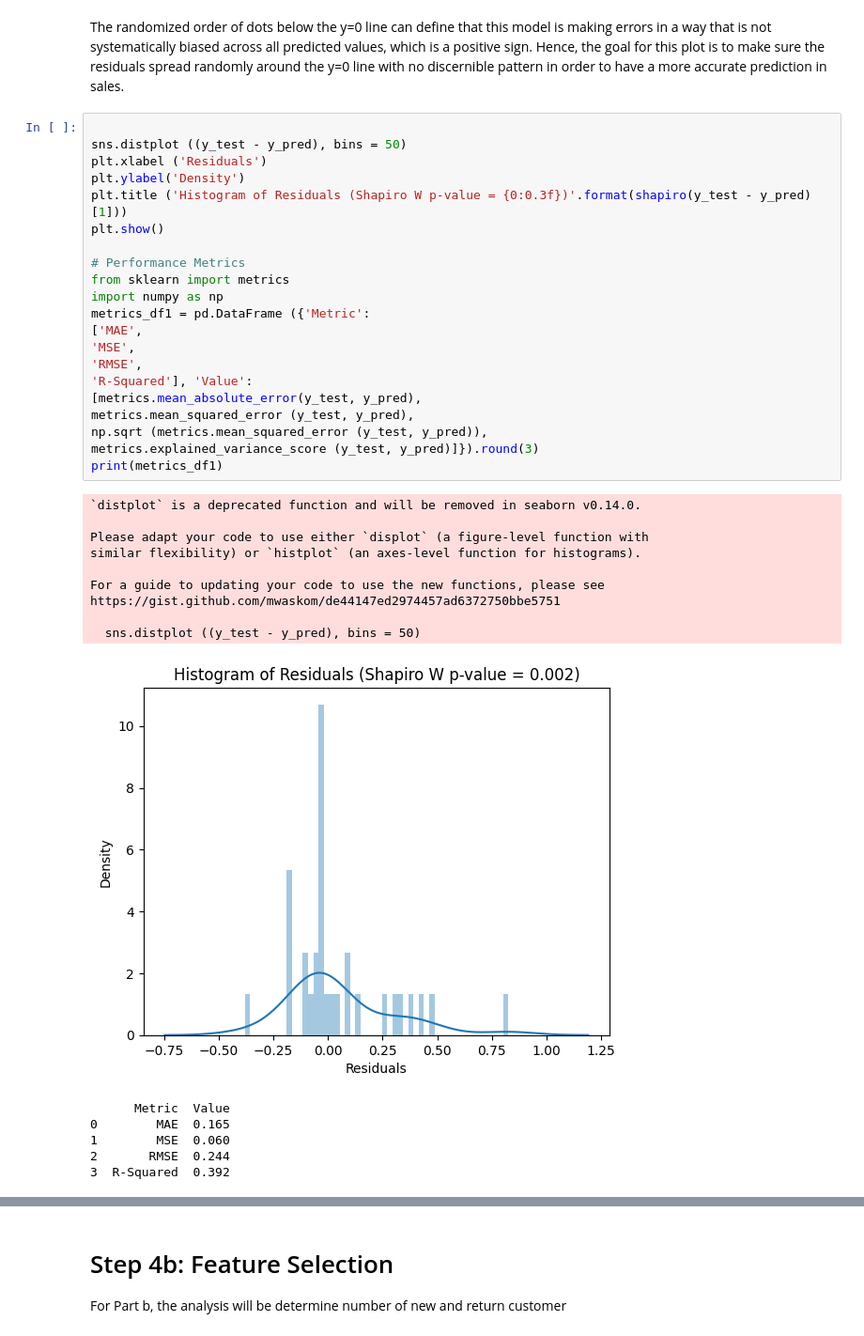
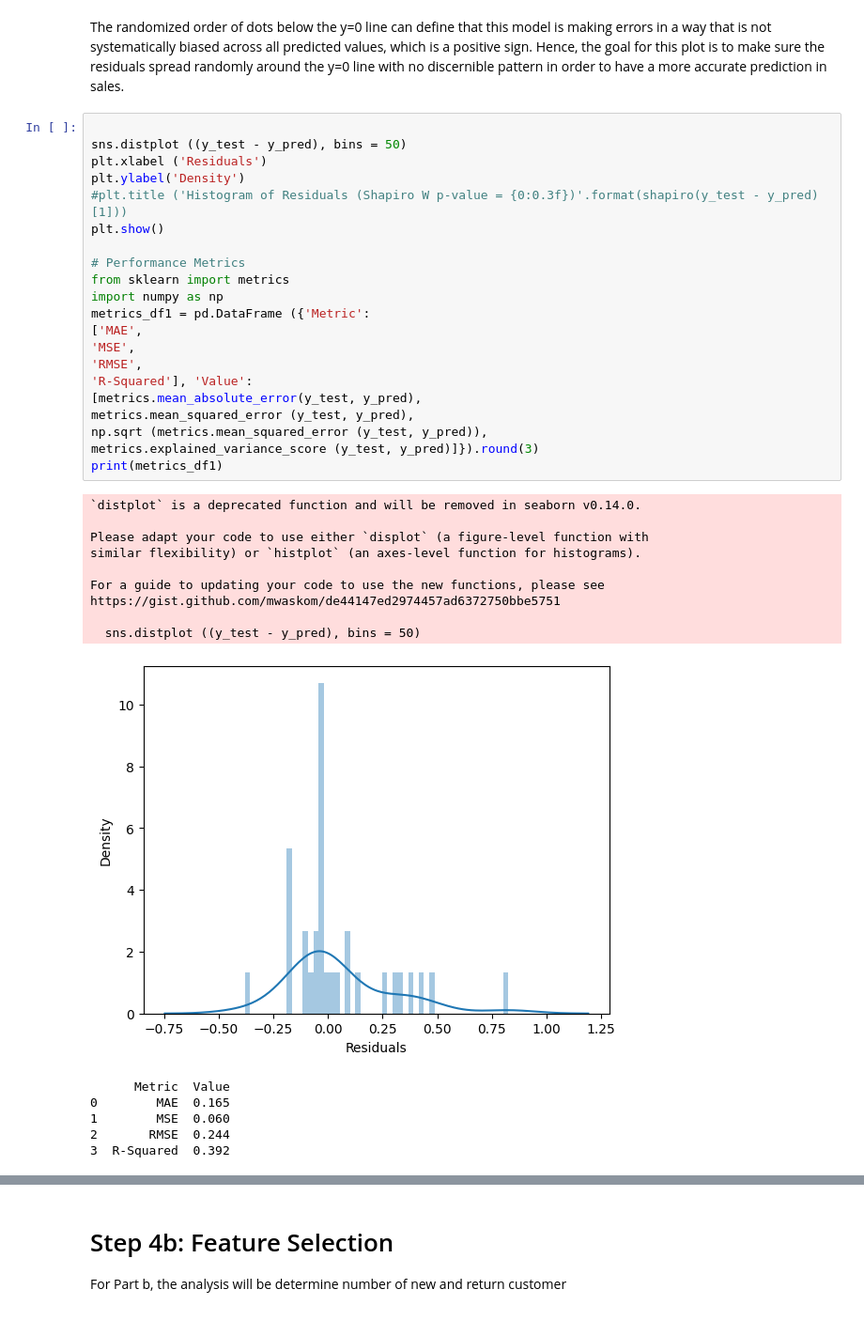
Before and after one commit to JingYuan0926/ChiliLado, a Jupyter notebook: ChiliLado.ipynb, the cells around one changed output, grey strips where cells are left out. Shown at 94% size. Saved outputs shown, nothing was run; the diff lists cells and outputs as text.

```diff
--- a/ChiliLado.ipynb
+++ b/ChiliLado.ipynb
@@ -392,35 +429,35 @@ The randomized order of dots below the y=0 line can define that this model is ma
 # %%
 
 sns.distplot ((y_test - y_pred), bins = 50)
 plt.xlabel ('Residuals')
 plt.ylabel('Density')
-plt.title ('Histogram of Residuals (Shapiro W p-value = {0:0.3f})'.format(shapiro(y_test - y_pred)[1]))
+#plt.title ('Histogram of Residuals (Shapiro W p-value = {0:0.3f})'.format(shapiro(y_test - y_pred)[1]))
 plt.show()
 
 # Performance Metrics
 from sklearn import metrics
 import numpy as np
 metrics_df1 = pd.DataFrame ({'Metric':
 ['MAE',
 'MSE',
 'RMSE',
 'R-Squared'], 'Value':
 [metrics.mean_absolute_error(y_test, y_pred),
 metrics.mean_squared_error (y_test, y_pred),
 np.sqrt (metrics.mean_squared_error (y_test, y_pred)),
 metrics.explained_variance_score (y_test, y_pred)]}).round(3)
 print(metrics_df1)
 # %% [output]
 `distplot` is a deprecated function and will be removed in seaborn v0.14.0.
 
 Please adapt your code to use either `displot` (a figure-level function with
 similar flexibility) or `histplot` (an axes-level function for histograms).
 
 For a guide to updating your code to use the new functions, please see
 https://gist.github.com/mwaskom/de44147ed2974457ad6372750bbe5751
 
   sns.distplot ((y_test - y_pred), bins = 50)
-[figure, old version]
+[figure, new version]
       Metric  Value
 0        MAE  0.165
 1        MSE  0.060
```
Also changed, not shown: parts of 13 cells of this notebook, 1 other file.
